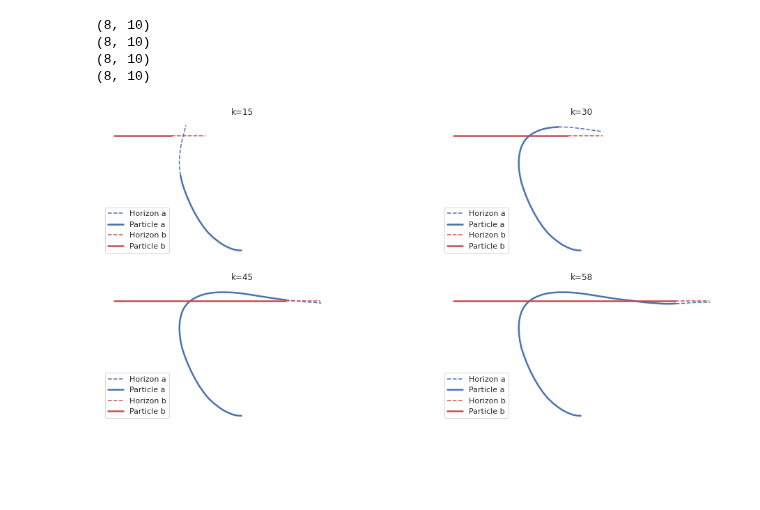
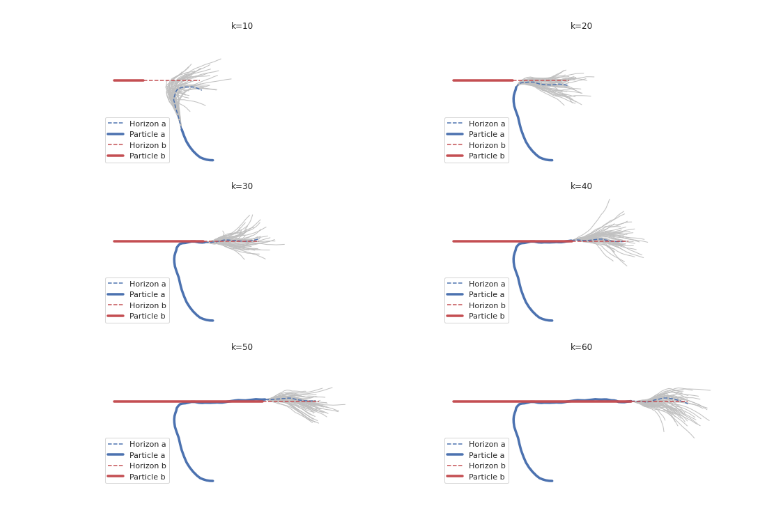
Before and after one commit to parkerowan/libsia, a Jupyter notebook: docs/notebooks/controllers.ipynb, the cells around one changed output. Drawn from its saved outputs; the diff is of its cells as text; code cells hidden in the pictures; blank space fills up the shorter version.

```diff
--- a/docs/notebooks/controllers.ipynb
+++ b/docs/notebooks/controllers.ipynb
@@ -151,17 +168,17 @@ x_{i+1} = F x_i + G u_i
 # %%
 # Initialize the controller
-horizon = 10
+horizon = 20
 lqr = sia.LQR(system, cost, horizon)
 
 # Initialize the system states
-n = 60
+n = 70
 u = np.zeros((2, n))
 x = np.zeros((8, n))
 x[:, 0] = np.array([-3, 0, 10, 0, 3, 0, 0, 8])
 s = sia.Gaussian(8)
 
 # Run the system for n steps
-f, ax = plt.subplots(2, 2, figsize=(16, 8), sharex=True, sharey=True)
+f, ax = plt.subplots(3, 2, figsize=(16, 12), sharex=True, sharey=True)
 ax = ax.flatten()
 sns.despine(f, left=True, bottom=True)
 c = 0
@@ -170,7 +187,7 @@ for k in range(0, n-1):
     u[:, k] = lqr.policy(s)
 
     # Plot the system at several time slices
-    if k == 15 or k == 30 or k == 45 or k == 58:
+    if math.fmod(k, 10) == 0 and k > 0:
         states = np.array(lqr.states()).T
         ax[c].plot(states[2, :], states[3, :], '--b', lw=1.5, label="Horizon a")
         ax[c].plot(x[2, :k+1], x[3, :k+1], '-b', lw=2.5, label="Particle a")
@@ -263,19 +282,19 @@ z = \frac{J(U) - J(\hat{U})}{\Delta J(\alpha)}
 - *max_backsteps*.  Defines the maximum number of iterations allowed for the backstepping in the forward pass.  Included as a safety to keep the backstepping from running forever, increase if iterations are being exceeded.
 # %%
 # Initialize the controller
-horizon = 10
+horizon = 20
 u0 = [np.array([0, 0]) for i in range(horizon)]
 ilqr = sia.iLQR(system, cost, u0, max_iter=10, max_backsteps=10)
 
 # Initialize the system states
-n = 60
+n = 70
 u = np.zeros((2, n))
 x = np.zeros((8, n))
 x[:, 0] = np.array([-3, 0, 10, 0, 3, 0, 0, 8])
 s = sia.Gaussian(8)
 
 # Run the system for n steps
-f, ax = plt.subplots(2, 2, figsize=(16, 8), sharex=True, sharey=True)
+f, ax = plt.subplots(3, 2, figsize=(16, 12), sharex=True, sharey=True)
 ax = ax.flatten()
 sns.despine(f, left=True, bottom=True)
 c = 0
@@ -284,7 +303,7 @@ for k in range(0, n-1):
     u[:, k] = ilqr.policy(s)
 
     # Plot the system at several time slices
-    if k == 15 or k == 30 or k == 45 or k == 58:
+    if math.fmod(k, 10) == 0 and k > 0:
         states = np.array(ilqr.states()).T
         ax[c].plot(states[2, :], states[3, :], '--b', lw=1.5, label="Horizon a")
         ax[c].plot(x[2, :k+1], x[3, :k+1], '-b', lw=2.5, label="Particle a")
@@ -303,42 +374,42 @@ for k in range(0, n-1):
 # %%
 # Initialize the controller
-horizon = 10
+horizon = 20
 u0 = [np.array([0, 0]) for i in range(horizon)]
-mppi = sia.MPPI(system, cost, u0, num_samples=1000, sigma=np.diag([1, 1]), lam=1e-4)
+mppi = sia.MPPI(system, cost, u0, num_samples=50, sigma=np.diag([5, 5]), lam=1e-2)
 
 # Initialize the system states
-n = 60
+n = 70
 u = np.zeros((2, n))
 x = np.zeros((8, n))
 x[:, 0] = np.array([-3, 0, 10, 0, 3, 0, 0, 8])
 s = sia.Gaussian(8)
 
 # Run the system for n steps
-f, ax = plt.subplots(2, 2, figsize=(16, 8), sharex=True, sharey=True)
+f, ax = plt.subplots(3, 2, figsize=(16, 12), sharex=True, sharey=True)
 ax = ax.flatten()
 sns.despine(f, left=True, bottom=True)
 c = 0
 for k in range(0, n-1):
     s.setMean(x[:, k])
     u[:, k] = mppi.policy(s)
 
     # Plot the system at several time slices
-    if k == 15 or k == 30 or k == 45 or k == 58:
+    if math.fmod(k, 10) == 0 and k > 0:
         states = np.array(mppi.states()).T
-        print(np.shape(states))
+        X = mppi.rolloutStates()
+        w = mppi.rolloutWeights()
+        for i in range(len(w)):
+            xx = np.array(X[i]).T
+            ax[c].plot(xx[2, :], xx[3, :], c="silver", lw=1)
         ax[c].plot(states[2, :], states[3, :], '--b', lw=1.5, label="Horizon a")
-        ax[c].plot(x[2, :k+1], x[3, :k+1], '-b', lw=2.5, label="Particle a")
+        ax[c].plot(x[2, :k+1], x[3, :k+1], '-b', lw=3.5, label="Particle a")
         ax[c].plot(states[6, :], states[7, :], '--r', lw=1.5, label="Horizon b")
-        ax[c].plot(x[6, :k+1], x[7, :k+1], '-r', lw=2.5, label="Particle b")
+        ax[c].plot(x[6, :k+1], x[7, :k+1], '-r', lw=3.5, label="Particle b")
         ax[c].set_title("k={}".format(k))
         ax[c].legend(loc="lower left")
         ax[c].axis("off")
         c += 1
 
     x[:, k+1] = system.f(x[:, k], u[:, k])
 # %% [output]
-(8, 10)
-(8, 10)
-(8, 10)
-(8, 10)
-[figure, old version]
+[figure, new version]
```
Also changed, not shown: parts of 10 cells of this notebook, 10 other files.
